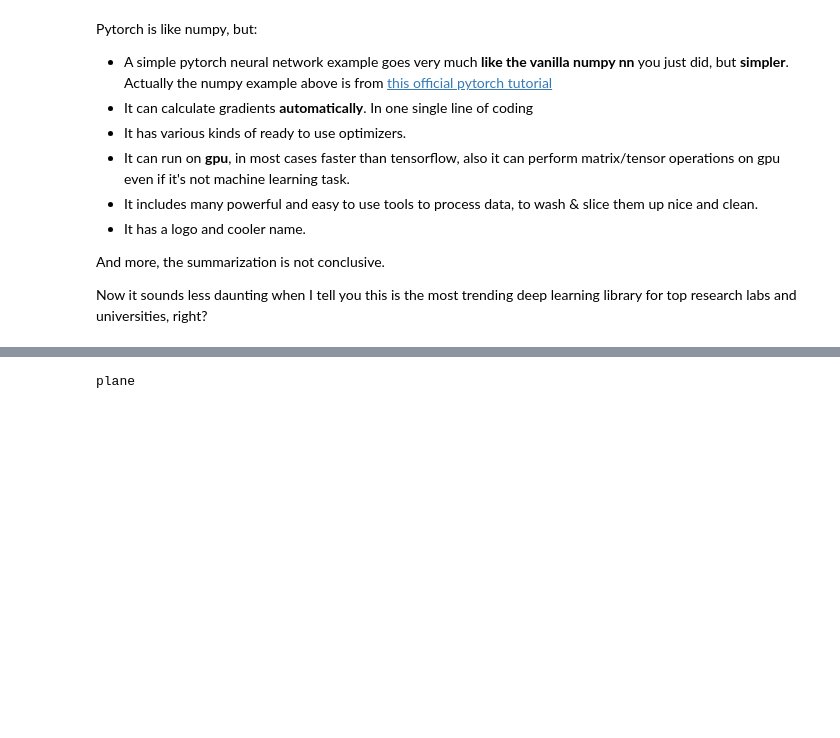
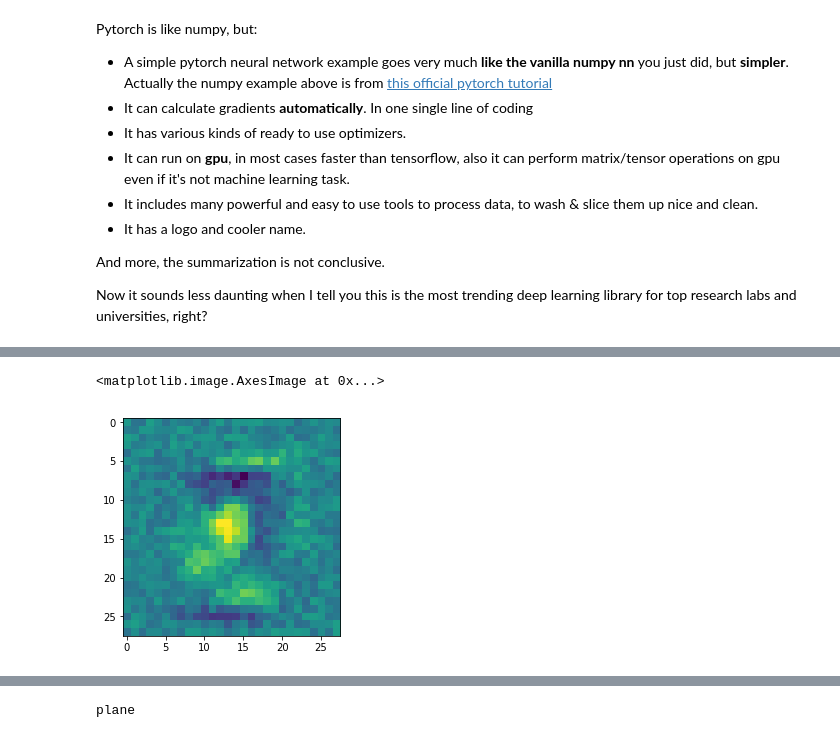
Before and after one commit to raynardj/python4ml, a Jupyter notebook: numpy_vanilla_nn_and_pytorch.ipynb, the cells around one changed output, grey strips where cells are left out. Drawn from its saved outputs; the diff is of its cells as text; code cells hidden in the pictures; blank space fills up the shorter version.

```diff
--- a/numpy_vanilla_nn_and_pytorch.ipynb
+++ b/numpy_vanilla_nn_and_pytorch.ipynb
@@ -89,0 +263,5 @@ from torch.utils.data.dataloader import DataLoader
+# %%
+plt.imshow(layer1[neuron[1]].reshape(28,28))
+# %% [output]
+<matplotlib.image.AxesImage at 0x...>
+[figure, added]
```
Also changed, not shown: parts of 46 cells of this notebook.
